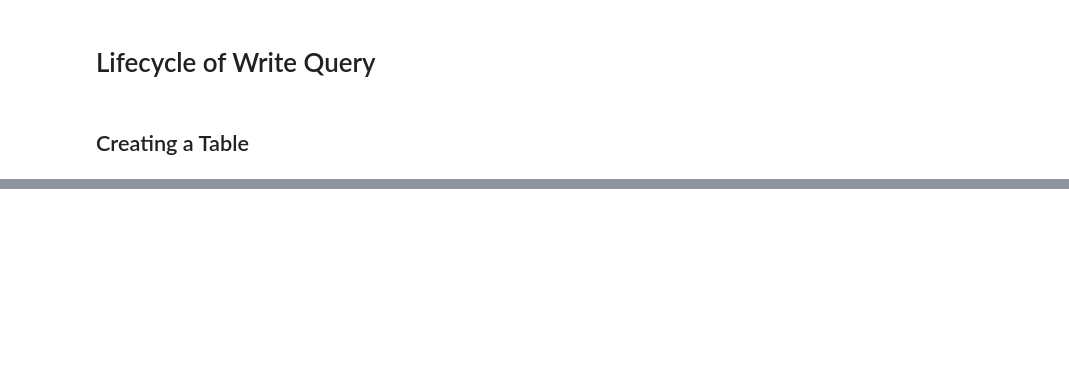
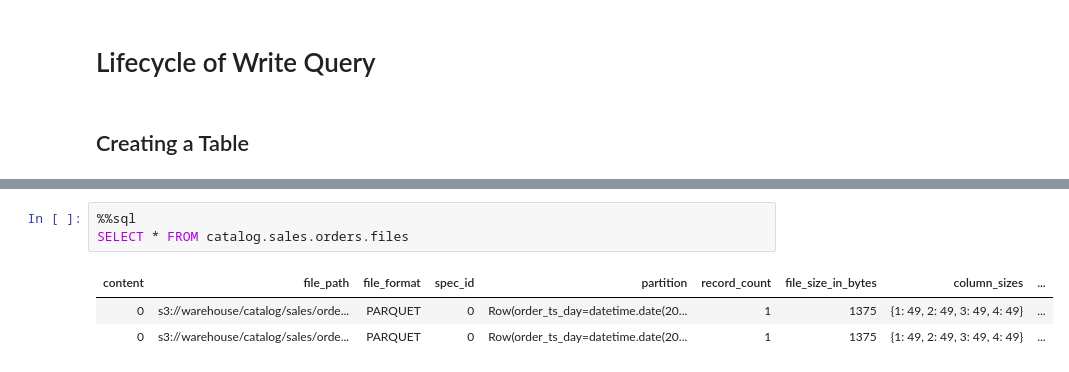
Before and after one commit to jemusni07/apache-iceberg-handbook, a Jupyter notebook: notebooks/iceberg_query_lifecycle.ipynb, the cells around one changed output, grey strips where cells are left out. Saved outputs shown, nothing was run; the diff lists cells and outputs as text; blank space fills up the shorter version.

```diff
--- a/notebooks/iceberg_query_lifecycle.ipynb
+++ b/notebooks/iceberg_query_lifecycle.ipynb
@@ -45,0 +150,7 @@ If you run any of this queries, you'll find that none of them have any records i
+# %%
+%%sql
+SELECT * FROM catalog.sales.orders.files
+# %% [output]
+| content | file_path | file_format | spec_id | partition | record_count | file_size_in_bytes | column_sizes | ... |
+| 0 | s3://warehouse/catalog/sales/orde... | PARQUET | 0 | Row(order_ts_day=datetime.date(20... | 1 | 1375 | {1: 49, 2: 49, 3: 49, 4: 49} | ... |
+| 0 | s3://warehouse/catalog/sales/orde... | PARQUET | 0 | Row(order_ts_day=datetime.date(20... | 1 | 1375 | {1: 49, 2: 49, 3: 49, 4: 49} | ... |
```
Also changed, not shown: parts of 18 cells of this notebook, 2 other files.
